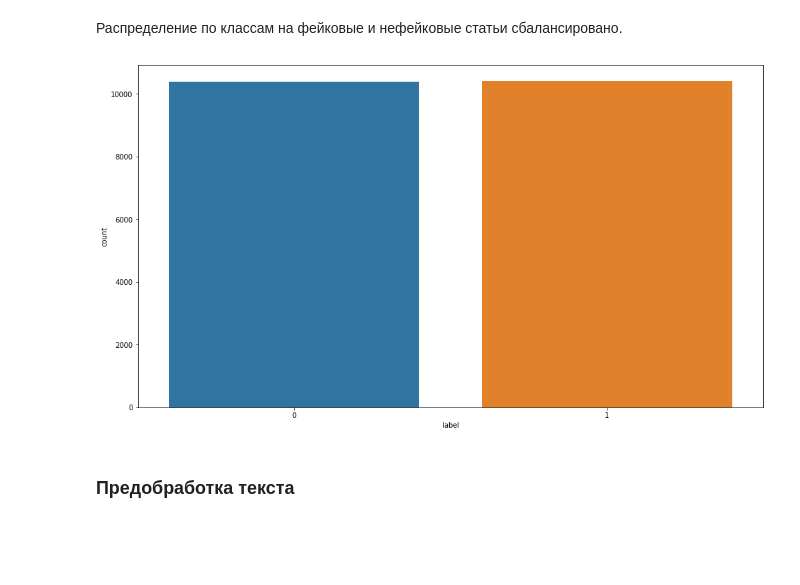
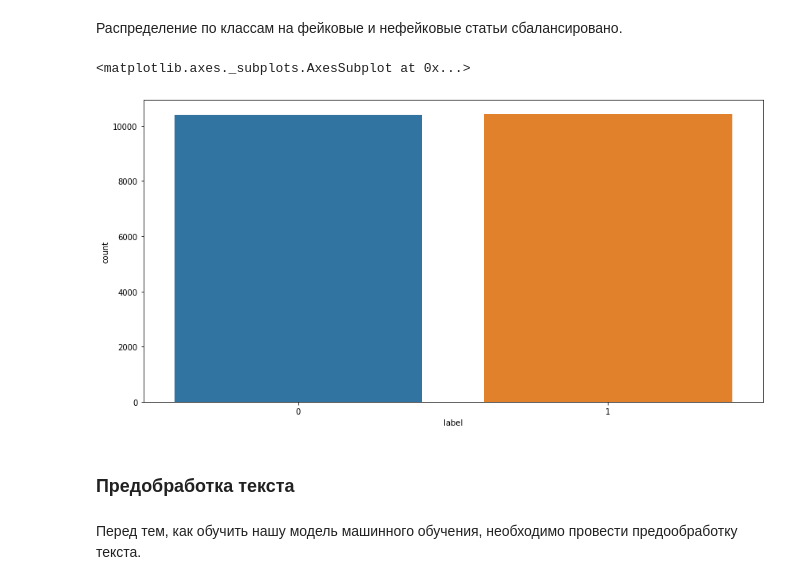
Before and after one commit to klyambda/fake-news, a Jupyter notebook: FN_Classification.ipynb, the cells around one changed output. Drawn from its saved outputs; the diff is of its cells as text; code cells hidden in the pictures; blank space fills up the shorter version.

```diff
--- a/FN_Classification.ipynb
+++ b/FN_Classification.ipynb
@@ -86,7 +92,8 @@ test:  0
 # %% [markdown]
 Распределение по классам на фейковые и нефейковые статьи сбалансировано.
 # %%
-plt.figure(figsize=(16, 9))
+plt.figure(figsize=(14, 7))
 sns.countplot(train['label'])
 # %% [output]
+<matplotlib.axes._subplots.AxesSubplot at 0x...>
-[figure, old version]
+[figure, new version]
@@ -93,2 +104,4 @@ sns.countplot(train['label'])
 # %% [markdown]
 ### Предобработка текста
+# %% [markdown]
+Перед тем, как обучить нашу модель машинного обучения, необходимо провести предообработку текста.
```
Also changed, not shown: parts of 30 cells of this notebook.
